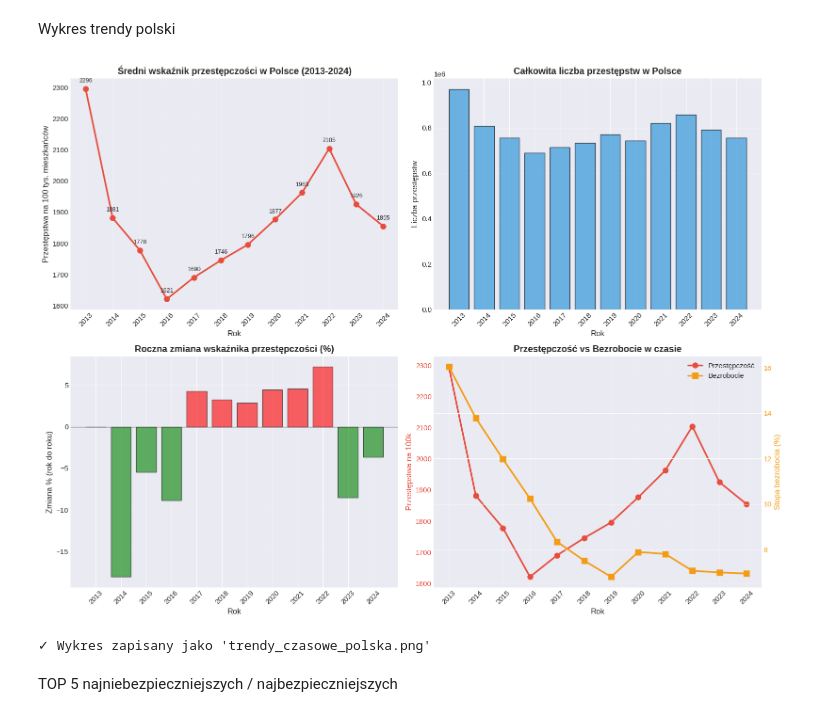
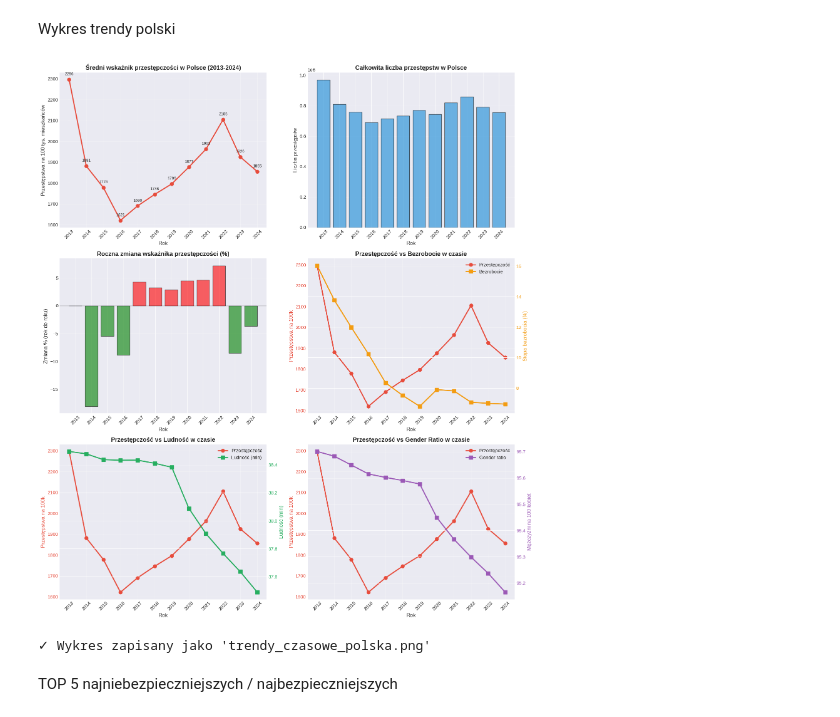
Before and after one commit to imizgun/polish-crimes-eda, a Jupyter notebook: polish_crimes_eda.ipynb, the cells around one changed output. Drawn from its saved outputs; the diff is of its cells as text; code cells hidden in the pictures.

```diff
--- a/polish_crimes_eda.ipynb
+++ b/polish_crimes_eda.ipynb
@@ -170,7 +170,7 @@ TRENDY CZASOWE - PRZESTĘPCZOŚĆ W POLSCE
 # %% [markdown]
 Wykres trendy polski
 # %%
-fig, axes = plt.subplots(2, 2, figsize=(16, 12))
+fig, axes = plt.subplots(3, 2, figsize=(16, 18))
 
 # Wykres 1: Średni wskaźnik przestępczości w Polsce
 ax1 = axes[0, 0]
@@ -219,34 +219,85 @@ ax3.set_xticklabels(yearly_stats['year'], rotation=45)
 ax4 = axes[1, 1]
 ax4_twin = ax4.twinx()
 
 line1 = ax4.plot(yearly_stats['year'], yearly_stats['crime_rate_per_100k'],
                  marker='o', linewidth=2.5, markersize=8, color='#e74c3c', label='Przestępczość')
 line2 = ax4_twin.plot(yearly_stats['year'], yearly_stats['unemployment_rate'],
                       marker='s', linewidth=2.5, markersize=8, color='#f39c12', label='Bezrobocie')
 
 ax4.set_title('Przestępczość vs Bezrobocie w czasie',
               fontsize=14, fontweight='bold')
 ax4.set_xlabel('Rok', fontsize=12)
 ax4.set_ylabel('Przestępstwa na 100k', fontsize=12, color='#e74c3c')
 ax4_twin.set_ylabel('Stopa bezrobocia (%)', fontsize=12, color='#f39c12')
 ax4.tick_params(axis='y', labelcolor='#e74c3c')
 ax4_twin.tick_params(axis='y', labelcolor='#f39c12')
 ax4.grid(True, alpha=0.3)
 ax4.set_xticks(yearly_stats['year'])
 ax4.set_xticklabels(yearly_stats['year'], rotation=45)
 
 # Legenda
 lines = line1 + line2
 labels = [l.get_label() for l in lines]
 ax4.legend(lines, labels, loc='upper right')
 
+# Wykres 5: Przestępczość vs Ludność w czasie
+ax5 = axes[2, 0]
+ax5_twin = ax5.twinx()
+
+line3 = ax5.plot(yearly_stats['year'], yearly_stats['crime_rate_per_100k'],
+                 marker='o', linewidth=2.5, markersize=8, color='#e74c3c', label='Przestępczość')
+line4 = ax5_twin.plot(yearly_stats['year'], yearly_stats['total_population'] / 1e6,
+                      marker='s', linewidth=2.5, markersize=8, color='#27ae60', label='Ludność (mln)')
+
+ax5.set_title('Przestępczość vs Ludność w czasie',
+              fontsize=14, fontweight='bold')
+ax5.set_xlabel('Rok', fontsize=12)
+ax5.set_ylabel('Przestępstwa na 100k', fontsize=12, color='#e74c3c')
+ax5_twin.set_ylabel('Ludność (mln)', fontsize=12, color='#27ae60')
+ax5.tick_params(axis='y', labelcolor='#e74c3c')
+ax5_twin.tick_params(axis='y', labelcolor='#27ae60')
+ax5.grid(True, alpha=0.3)
+ax5.set_xticks(yearly_stats['year'])
+ax5.set_xticklabels(yearly_stats['year'], rotation=45)
+
+lines5 = line3 + line4
+labels5 = [l.get_label() for l in lines5]
+ax5.legend(lines5, labels5, loc='upper right')
+
+# Wykres 6: Przestępczość vs Gender Ratio w czasie
+# Agregacja gender_ratio (średnia) po latach
+yearly_gender = df_powiaty.groupby('year')['gender_ratio'].mean().reset_index()
+
+ax6 = axes[2, 1]
+ax6_twin = ax6.twinx()
+
+line5 = ax6.plot(yearly_stats['year'], yearly_stats['crime_rate_per_100k'],
+                 marker='o', linewidth=2.5, markersize=8, color='#e74c3c', label='Przestępczość')
+line6 = ax6_twin.plot(yearly_gender['year'], yearly_gender['gender_ratio'],
+                      marker='s', linewidth=2.5, markersize=8, color='#9b59b6', label='Gender ratio')
+
+ax6.set_title('Przestępczość vs Gender Ratio w czasie',
+              fontsize=14, fontweight='bold')
+ax6.set_xlabel('Rok', fontsize=12)
+ax6.set_ylabel('Przestępstwa na 100k', fontsize=12, color='#e74c3c')
+ax6_twin.set_ylabel('Mężczyźni na 100 kobiet', fontsize=12, color='#9b59b6')
+ax6.tick_params(axis='y', labelcolor='#e74c3c')
+ax6_twin.tick_params(axis='y', labelcolor='#9b59b6')
+ax6.grid(True, alpha=0.3)
+ax6.set_xticks(yearly_gender['year'])
+ax6.set_xticklabels(yearly_gender['year'], rotation=45)
+
+lines6 = line5 + line6
+labels6 = [l.get_label() for l in lines6]
+ax6.legend(lines6, labels6, loc='upper right')
+
 plt.tight_layout()
 plt.savefig('./output/imgs/trendy_czasowe_polska.png', dpi=300, bbox_inches='tight')
 plt.show()
 
 print("\n✓ Wykres zapisany jako 'trendy_czasowe_polska.png'")
 # %% [output]
-[figure, old version]
+[figure, new version]
 ✓ Wykres zapisany jako 'trendy_czasowe_polska.png'
 # %% [markdown]
 TOP 5 najniebezpieczniejszych / najbezpieczniejszych
```
Also changed, not shown: parts of 1 cell of this notebook, 1 other file.
